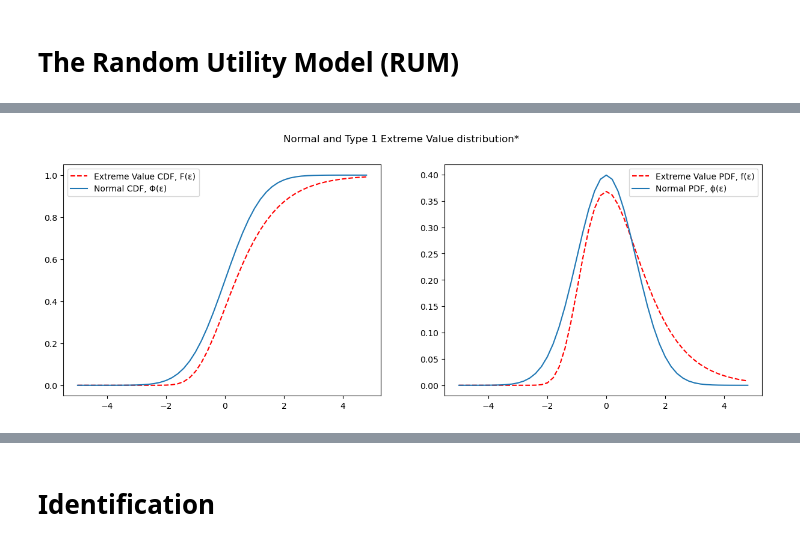
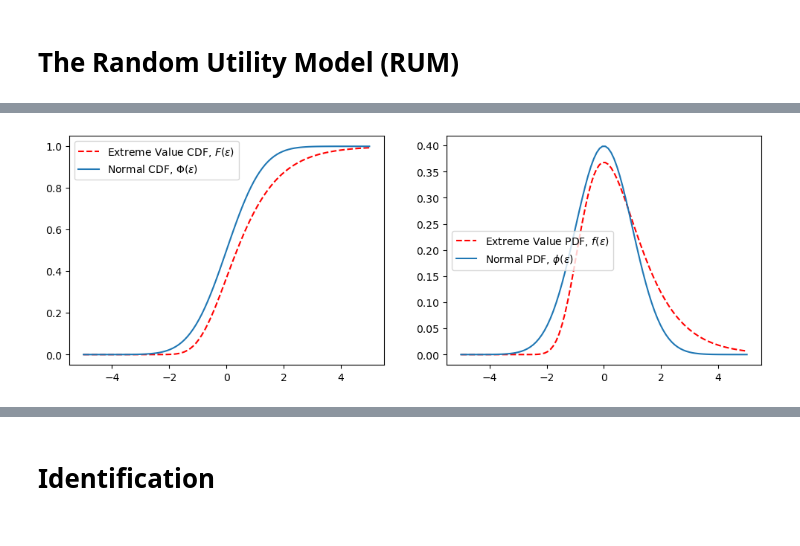
Before and after one commit to bschjerning/EconometricsB, a Jupyter notebook: lectures/14_multinomial_response/multinomial_response.ipynb, the cells around one changed output, grey strips where cells are left out. Saved outputs shown, nothing was run; the diff lists cells and outputs as text; code cells hidden in the pictures.

```diff
--- a/lectures/14_multinomial_response/multinomial_response.ipynb
+++ b/lectures/14_multinomial_response/multinomial_response.ipynb
@@ -154,20 +139,18 @@ maximum of $N$ random variables drawn from the same distribution.
 # %%
-# Type 1 Extreme Value distribution**
 import matplotlib.pyplot as plt
 import numpy as np
 from scipy.stats import norm
-
-ε = np.arange(-5, 5., 0.2)
-F = lambda ε :  np.exp(-np.exp(-ε))
-f = lambda ε :  np.exp(-ε -np.exp(-ε))
-Φ = lambda ε :  norm.cdf(ε)
-ϕ = lambda ε :  norm.pdf(ε)
-fig, (ax1, ax2) = plt.subplots(1, 2, figsize=(15, 5))
-fig.suptitle('Normal and Type 1 Extreme Value distribution*')
+μ, σ = 0, 1  # Location and scale
+# μ, σ  = -0.5772 * (6 / np.pi**2)**0.5, (6 / np.pi**2)**0.5 # uncomment to set E(ε)=0, var(ε)=1
+ε = np.linspace(-5, 5, 100)
+F = lambda ε: np.exp(-np.exp(-(ε - μ) / σ))
+f = lambda ε: (1 / σ) * np.exp(-(ε - μ) / σ - np.exp(-(ε - μ) / σ))
+Φ, ϕ = norm.cdf, norm.pdf
+fig, (ax1, ax2) = plt.subplots(1, 2, figsize=(12, 4))
 ax1.plot(ε, F(ε), 'r--', ε, Φ(ε))
-ax1.legend(['Extreme Value CDF, F(ε)',  'Normal CDF, Φ(ε)'])
+ax1.legend([r'Extreme Value CDF, $F(\varepsilon)$', r'Normal CDF, $\Phi(\varepsilon)$'])
 ax2.plot(ε, f(ε), 'r--', ε, ϕ(ε))
-ax2.legend(['Extreme Value PDF, f(ε)',  'Normal PDF, ϕ(ε)'])
+ax2.legend([r'Extreme Value PDF, $f(\varepsilon)$', r'Normal PDF, $\phi(\varepsilon)$'])
 plt.show()
 # %% [output]
-[figure, old version]
+[figure, new version]
```
Also changed, not shown: parts of 118 cells of this notebook, 2 other files.
